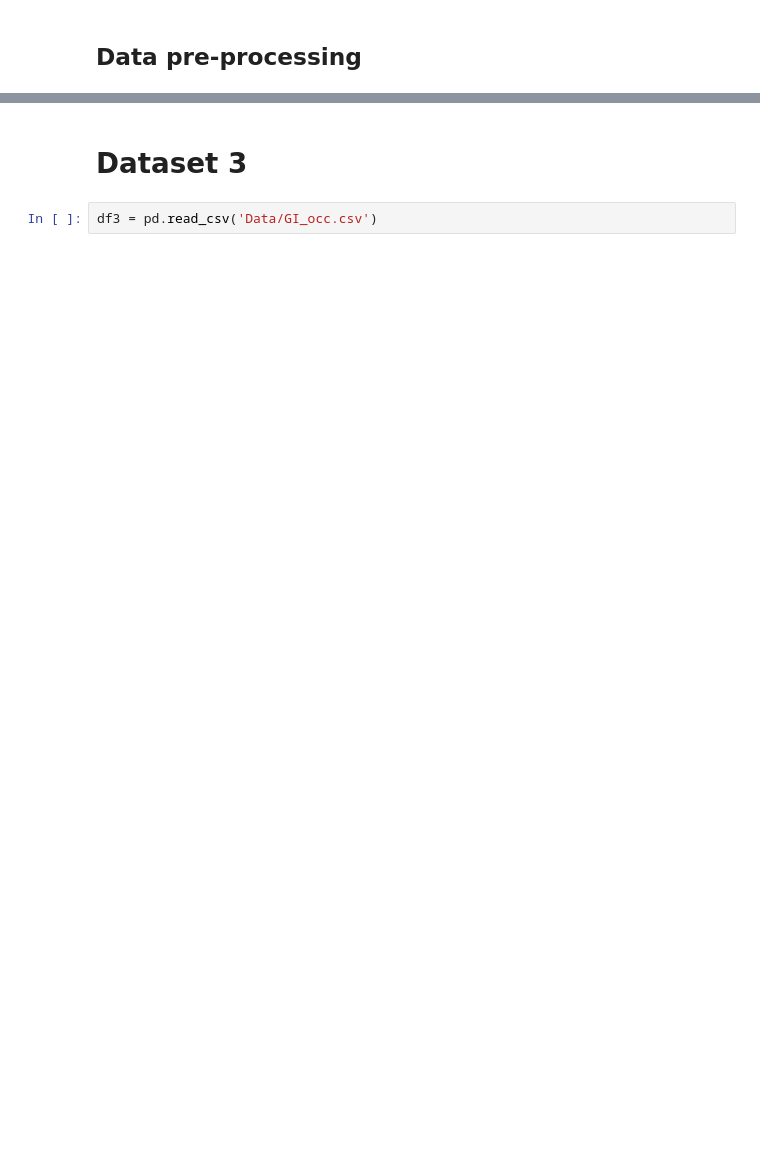
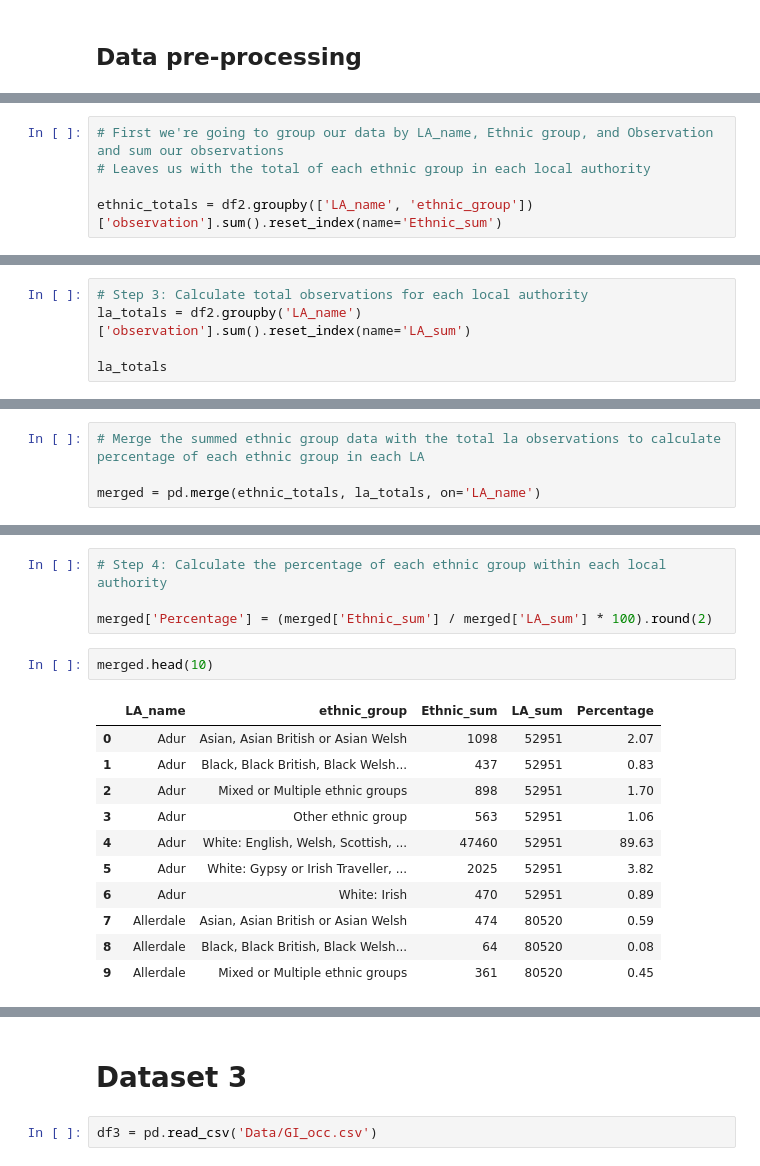
Before and after one commit to UKDataServiceOpen/Interactive_visualisations, a Jupyter notebook: Guide.ipynb, the cells around one changed output, grey strips where cells are left out. Cells and saved outputs as stored; diff of their text form; blank space fills up the shorter version.

```diff
--- a/Guide.ipynb
+++ b/Guide.ipynb
@@ -271,0 +363,5 @@ array(['Asian, Asian British or Asian Welsh',
+# %%
+# First we're going to group our data by LA_name, Ethnic group, and Observation and sum our observations
+# Leaves us with the total of each ethnic group in each local authority
+
+ethnic_totals = df2.groupby(['LA_name', 'ethnic_group'])['observation'].sum().reset_index(name='Ethnic_sum')
@@ -271,0 +384,5 @@ array(['Asian, Asian British or Asian Welsh',
+# %%
+# Step 3: Calculate total observations for each local authority
+la_totals = df2.groupby('LA_name')['observation'].sum().reset_index(name='LA_sum')
+
+la_totals
@@ -271,0 +403,4 @@ array(['Asian, Asian British or Asian Welsh',
+# %%
+# Merge the summed ethnic group data with the total la observations to calculate percentage of each ethnic group in each LA
+
+merged = pd.merge(ethnic_totals, la_totals, on='LA_name')
@@ -271,0 +423,18 @@ array(['Asian, Asian British or Asian Welsh',
+# %%
+# Step 4: Calculate the percentage of each ethnic group within each local authority
+
+merged['Percentage'] = (merged['Ethnic_sum'] / merged['LA_sum'] * 100).round(2)
+# %%
+merged.head(10)
+# %% [output]
+|  | LA_name | ethnic_group | Ethnic_sum | LA_sum | Percentage |
+| 0 | Adur | Asian, Asian British or Asian Welsh | 1098 | 52951 | 2.07 |
+| 1 | Adur | Black, Black British, Black Welsh... | 437 | 52951 | 0.83 |
+| 2 | Adur | Mixed or Multiple ethnic groups | 898 | 52951 | 1.70 |
+| 3 | Adur | Other ethnic group | 563 | 52951 | 1.06 |
+| 4 | Adur | White: English, Welsh, Scottish, ... | 47460 | 52951 | 89.63 |
+| 5 | Adur | White: Gypsy or Irish Traveller, ... | 2025 | 52951 | 3.82 |
+| 6 | Adur | White: Irish | 470 | 52951 | 0.89 |
+| 7 | Allerdale | Asian, Asian British or Asian Welsh | 474 | 80520 | 0.59 |
+| 8 | Allerdale | Black, Black British, Black Welsh... | 64 | 80520 | 0.08 |
+| 9 | Allerdale | Mixed or Multiple ethnic groups | 361 | 80520 | 0.45 |
```
Also changed, not shown: parts of 67 cells of this notebook, 1 other file.
